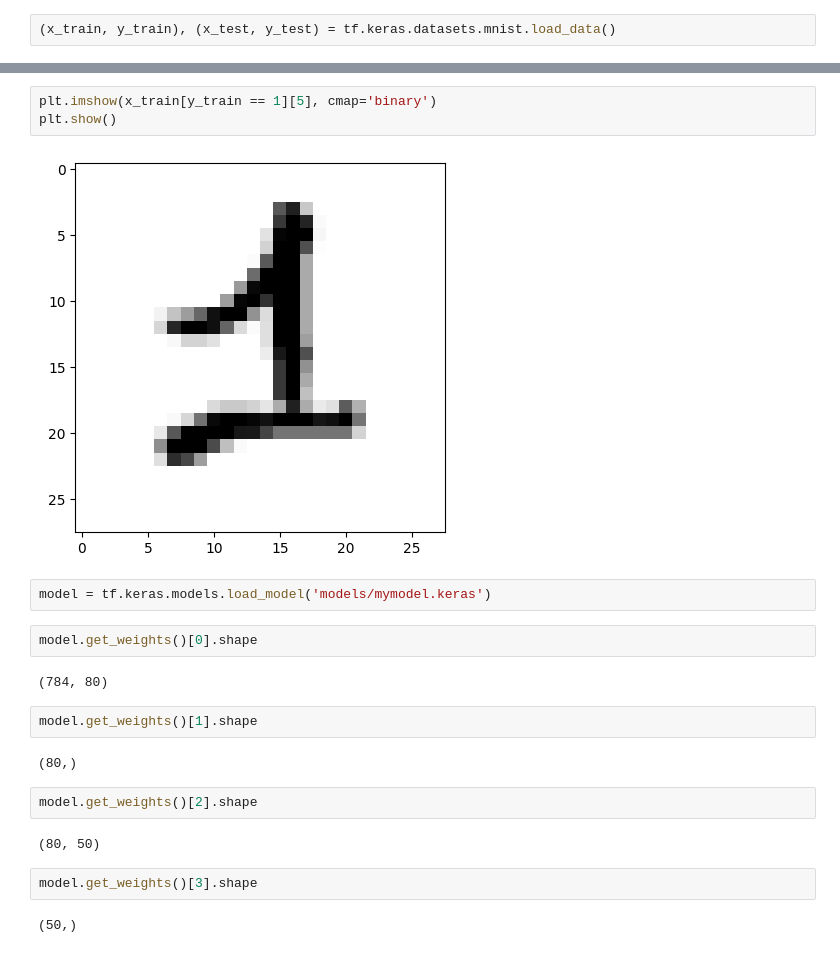
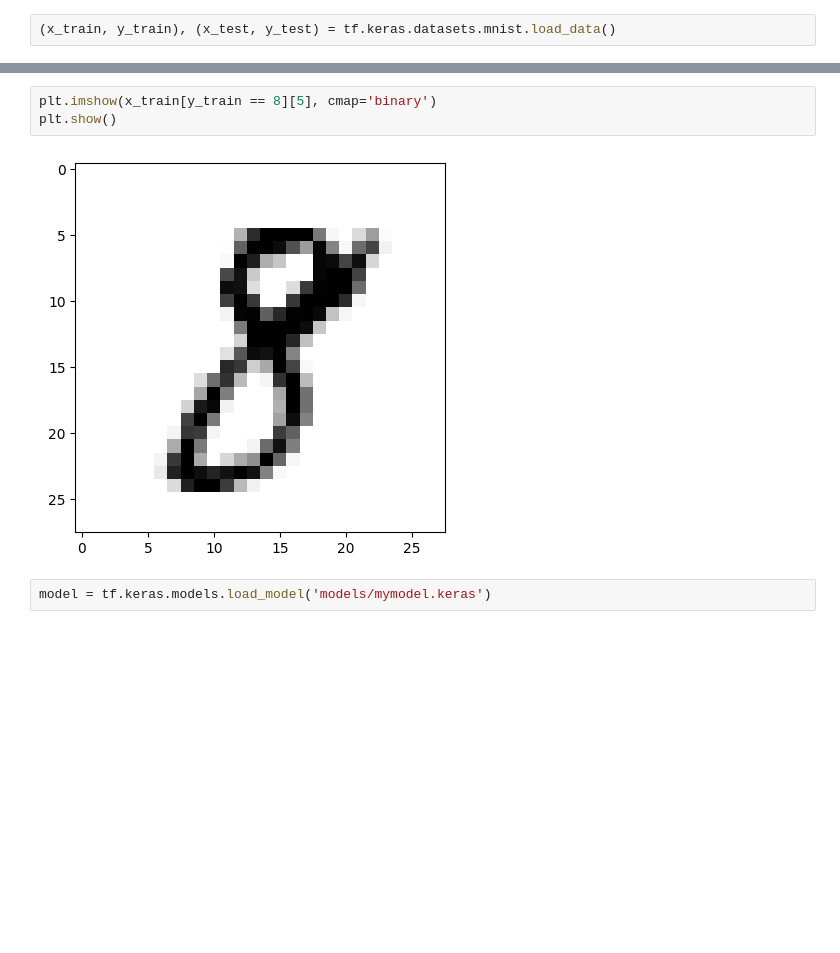
Before and after one commit to kmehmonov/ai-roadmap, a Jupyter notebook: projects/digit_rocognize/debug.ipynb, the cells around one changed output, grey strips where cells are left out. Drawn from its saved outputs; the diff is of its cells as text; blank space fills up the shorter version.

```diff
--- a/projects/digit_rocognize/debug.ipynb
+++ b/projects/digit_rocognize/debug.ipynb
@@ -33,23 +76,7 @@ import tensorflow as tf
 # %%
-plt.imshow(x_train[y_train == 1][5], cmap='binary')
+plt.imshow(x_train[y_train == 8][5], cmap='binary')
 plt.show()
 # %% [output]
-[figure, old version]
+[figure, new version]
 # %%
 model = tf.keras.models.load_model('models/mymodel.keras')
-# %%
-model.get_weights()[0].shape
-# %% [output]
-(784, 80)
-# %%
-model.get_weights()[1].shape
-# %% [output]
-(80,)
-# %%
-model.get_weights()[2].shape
-# %% [output]
-(80, 50)
-# %%
-model.get_weights()[3].shape
-# %% [output]
-(50,)
```
Also changed, not shown: parts of 14 cells of this notebook, 8 other files.
